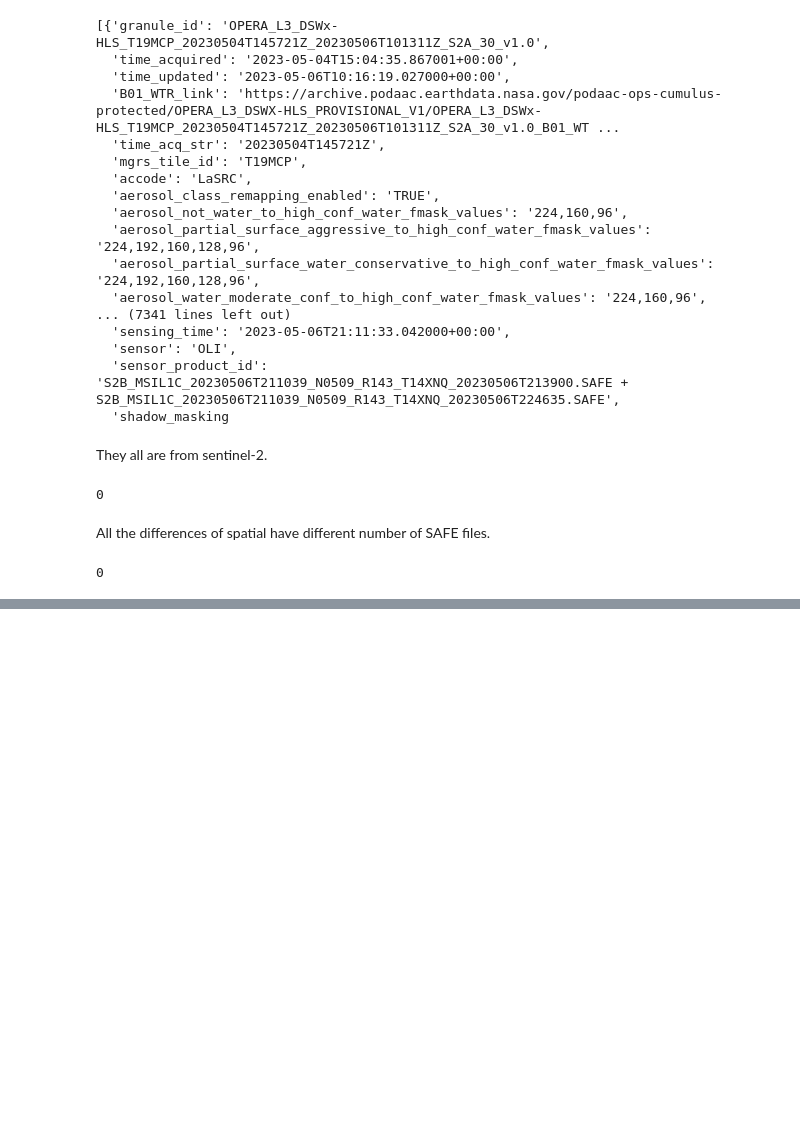
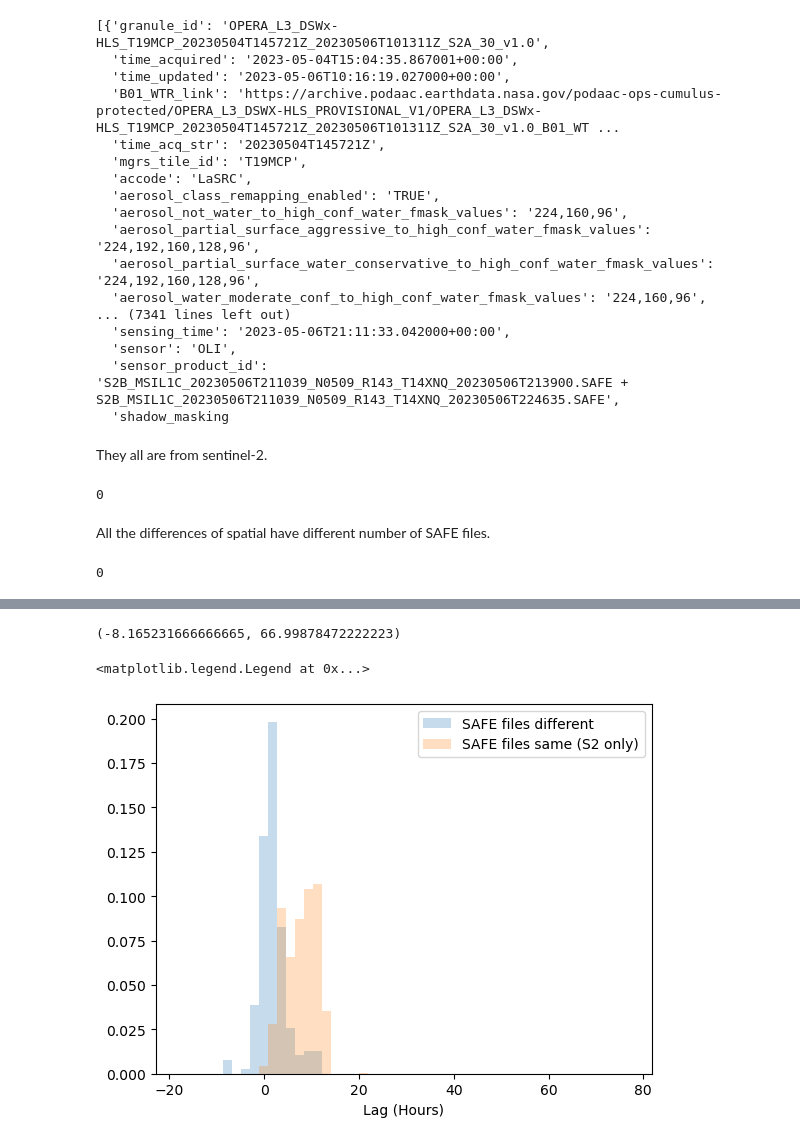
Before and after one commit to OPERA-Cal-Val/dswx-hls-coverage-comparison, a Jupyter notebook: A2_Analysis.ipynb, the cells around one changed output, grey strips where cells are left out. Saved outputs shown, nothing was run; the diff lists cells and outputs as text; code cells hidden in the pictures; blank space fills up the shorter version.

Commit message:
updated time analysis

```diff
--- a/A2_Analysis.ipynb
+++ b/A2_Analysis.ipynb
@@ -245,0 +276,9 @@ All the differences of spatial have different number of SAFE files.
+# %%
+df_dswx_ok = df_dswx[df_dswx['input_sensor_name'].isin(['S2A', 'S2B']) & (~cond)].reset_index(drop=True)
+# %%
+df_dswx_not_ok = df_dswx[cond].reset_index(drop=True)
+# %%
+%%time
+
+lag_bad = (df_dswx_not_ok.time_updated - df_dswx_not_ok.hls_processing_time_hls).dt.total_seconds()
+lag_ok = (df_dswx_ok.time_updated - df_dswx_ok.hls_processing_time_hls).dt.total_seconds()
@@ -245,0 +290,18 @@ All the differences of spatial have different number of SAFE files.
+# %%
+lag_bad_h = lag_bad / 60 / 60
+lag_ok_h = lag_ok / 60 / 60
+
+m0 = min(lag_bad_h.min(), lag_ok_h.min())
+m1 = max(lag_bad_h.max(), lag_ok_h.max())
+m0, m1
+# %% [output]
+(-8.165231666666665, 66.99878472222223)
+# %%
+fig, ax = plt.subplots()
+ax.hist(lag_bad / 60 / 60, label='SAFE files different', alpha=.25, density=True, bins=50, range=(m0 - 10, m1 + 10))
+ax.hist(lag_ok / 60 / 60, label='SAFE files same (S2 only)', alpha=.25, density=True, bins=50, range=(m0 - 10, m1 + 10))
+ax.set_xlabel('Lag (Hours)')
+plt.legend()
+# %% [output]
+<matplotlib.legend.Legend at 0x...>
+[figure, added]
```
Also changed, not shown: parts of 10 cells of this notebook.
